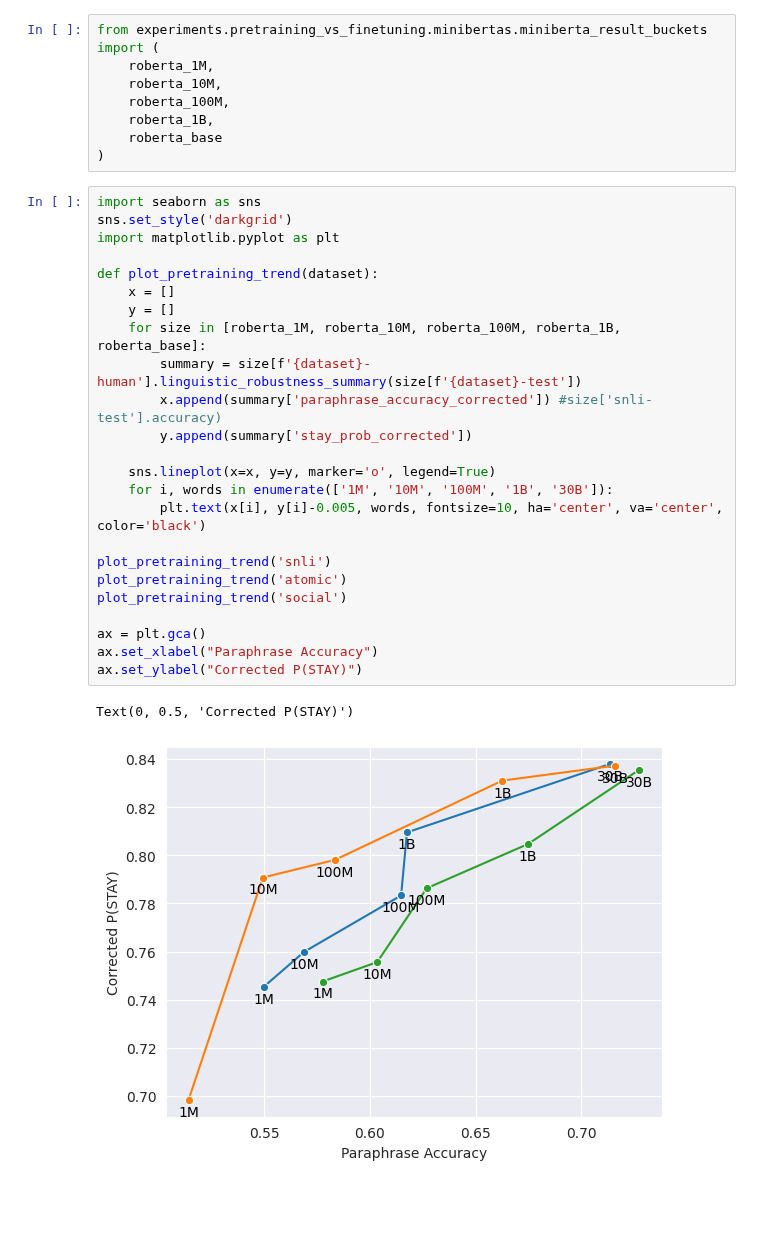
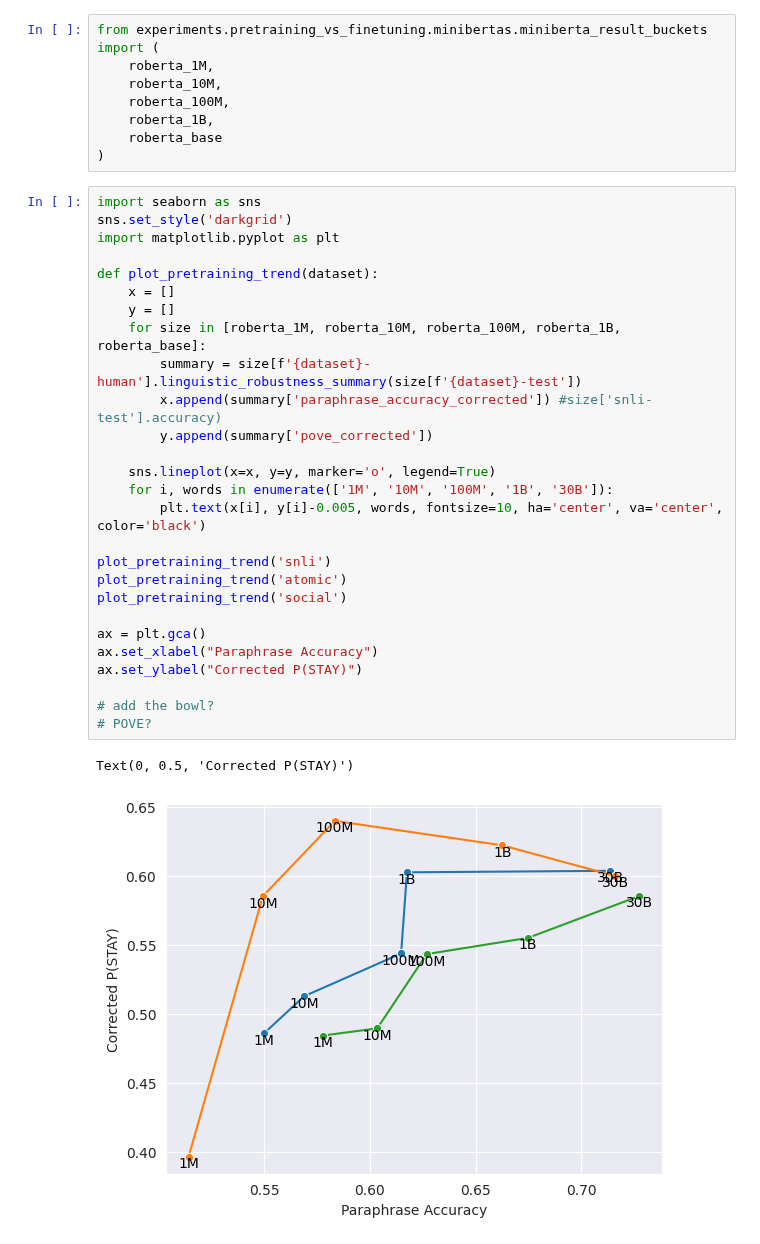
Before and after one commit to nehasrikn/paraphrase-nlu-internal, a Jupyter notebook: experiments/pretraining_vs_finetuning/minibertas/miniberta_analysis.ipynb, the cells around one changed output. Cells and saved outputs as stored; diff of their text form; blank space fills up the shorter version.

```diff
--- a/experiments/pretraining_vs_finetuning/minibertas/miniberta_analysis.ipynb
+++ b/experiments/pretraining_vs_finetuning/minibertas/miniberta_analysis.ipynb
@@ -19,27 +19,30 @@ from experiments.pretraining_vs_finetuning.minibertas.miniberta_result_buckets i
 # %%
 import seaborn as sns
 sns.set_style('darkgrid')
 import matplotlib.pyplot as plt
 
 def plot_pretraining_trend(dataset):
     x = []
     y = []
     for size in [roberta_1M, roberta_10M, roberta_100M, roberta_1B, roberta_base]:
         summary = size[f'{dataset}-human'].linguistic_robustness_summary(size[f'{dataset}-test'])
         x.append(summary['paraphrase_accuracy_corrected']) #size['snli-test'].accuracy)
-        y.append(summary['stay_prob_corrected'])
+        y.append(summary['pove_corrected'])
 
     sns.lineplot(x=x, y=y, marker='o', legend=True)
     for i, words in enumerate(['1M', '10M', '100M', '1B', '30B']):
         plt.text(x[i], y[i]-0.005, words, fontsize=10, ha='center', va='center', color='black')
 
 plot_pretraining_trend('snli')
 plot_pretraining_trend('atomic')
 plot_pretraining_trend('social')
 
 ax = plt.gca()
 ax.set_xlabel("Paraphrase Accuracy")
 ax.set_ylabel("Corrected P(STAY)")
+
+# add the bowl?
+# POVE?
 # %% [output]
 Text(0, 0.5, 'Corrected P(STAY)')
-[figure, old version]
+[figure, new version]
```
Also changed, not shown: parts of 1 cell of this notebook, 8 other files.
